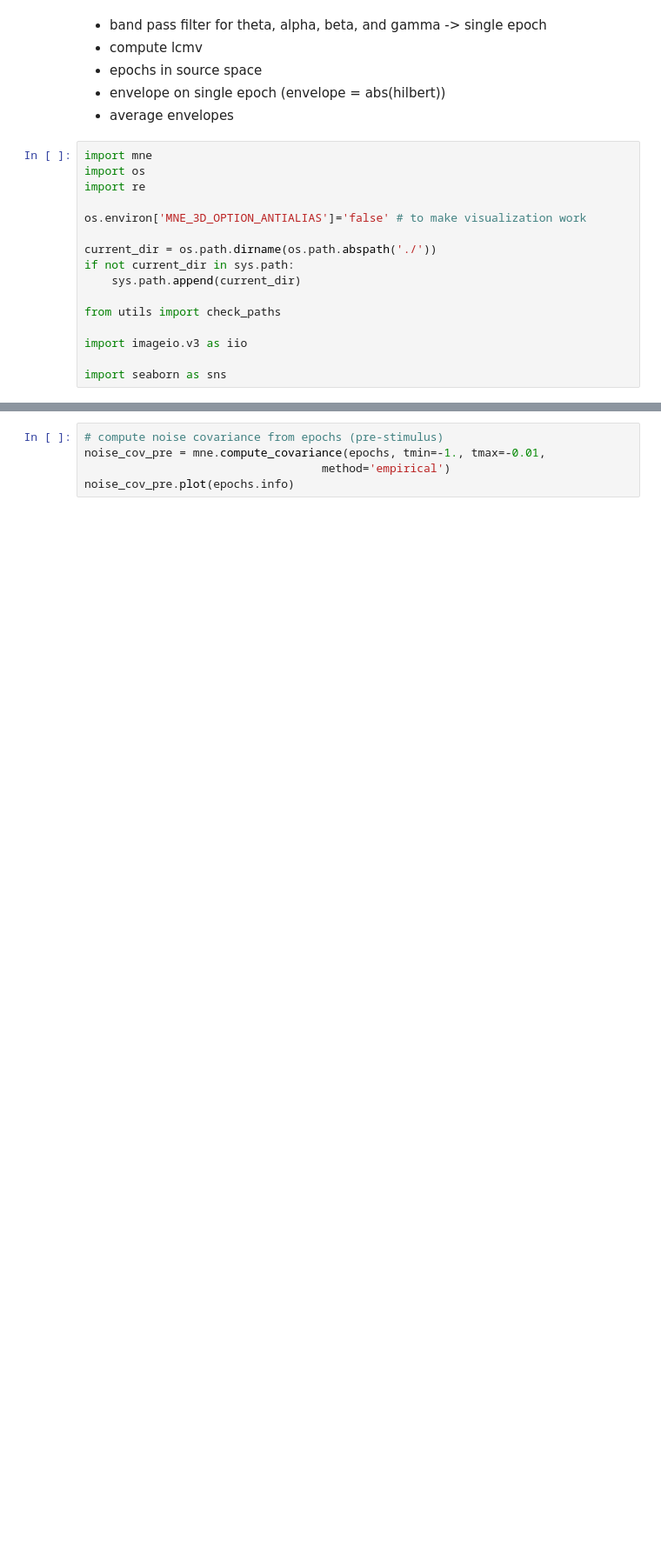
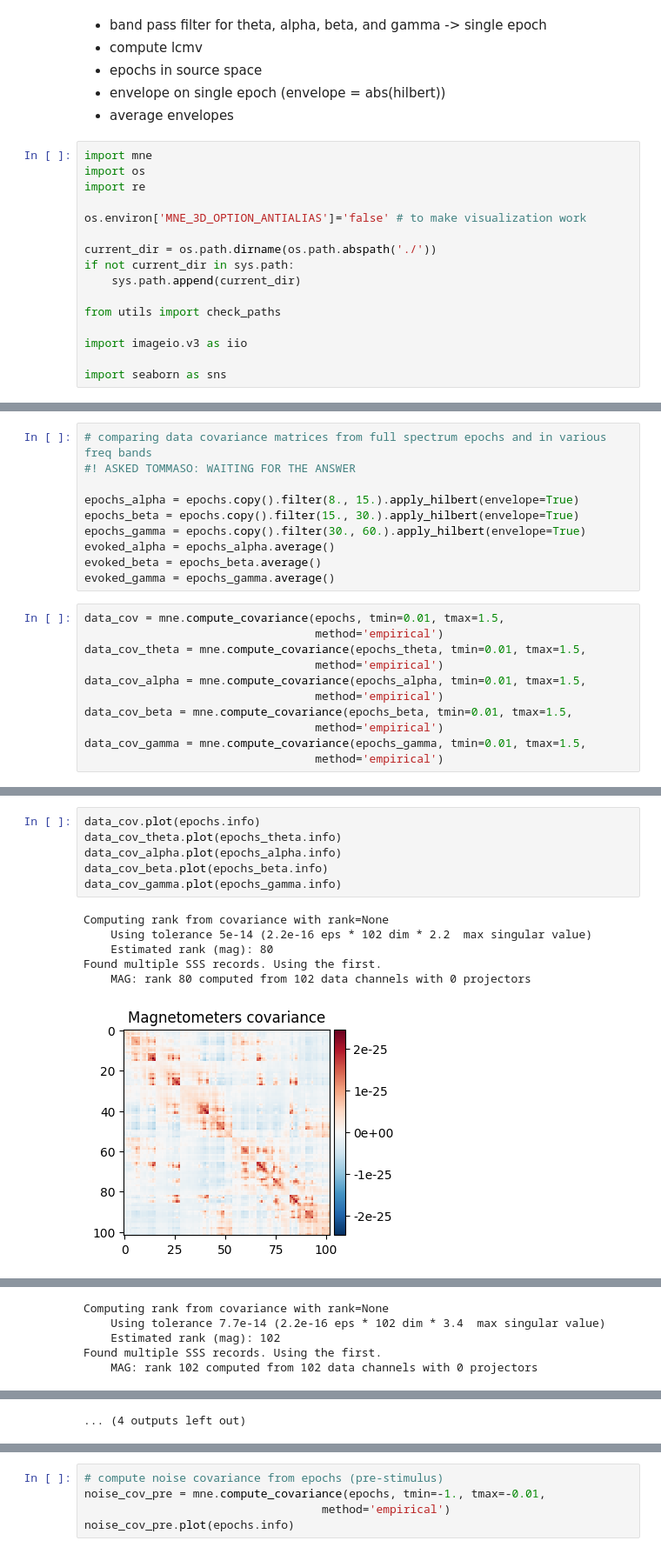
Before and after one commit to bonokat/memory_formation, a Jupyter notebook: dirty_field/beamformers_testing.ipynb, the cells around one changed output, grey strips where cells are left out. Shown at 87% size. Saved outputs shown, nothing was run; the diff lists cells and outputs as text; blank space fills up the shorter version.

```diff
--- a/dirty_field/beamformers_testing.ipynb
+++ b/dirty_field/beamformers_testing.ipynb
@@ -107,0 +65,21 @@ evoked_theta.info
+# %%
+# comparing data covariance matrices from full spectrum epochs and in various freq bands
+#! ASKED TOMMASO: WAITING FOR THE ANSWER
+
+epochs_alpha = epochs.copy().filter(8., 15.).apply_hilbert(envelope=True)
+epochs_beta = epochs.copy().filter(15., 30.).apply_hilbert(envelope=True)
+epochs_gamma = epochs.copy().filter(30., 60.).apply_hilbert(envelope=True)
+evoked_alpha = epochs_alpha.average()
+evoked_beta = epochs_beta.average()
+evoked_gamma = epochs_gamma.average()
+# %%
+data_cov = mne.compute_covariance(epochs, tmin=0.01, tmax=1.5,
+                                  method='empirical')
+data_cov_theta = mne.compute_covariance(epochs_theta, tmin=0.01, tmax=1.5,
+                                  method='empirical')
+data_cov_alpha = mne.compute_covariance(epochs_alpha, tmin=0.01, tmax=1.5,
+                                  method='empirical')
+data_cov_beta = mne.compute_covariance(epochs_beta, tmin=0.01, tmax=1.5,
+                                  method='empirical')
+data_cov_gamma = mne.compute_covariance(epochs_gamma, tmin=0.01, tmax=1.5,
+                                  method='empirical')
@@ -107,0 +137,13 @@ evoked_theta.info
+# %%
+data_cov.plot(epochs.info)
+data_cov_theta.plot(epochs_theta.info)
+data_cov_alpha.plot(epochs_alpha.info)
+data_cov_beta.plot(epochs_beta.info)
+data_cov_gamma.plot(epochs_gamma.info)
+# %% [output]
+Computing rank from covariance with rank=None
+    Using tolerance 5e-14 (2.2e-16 eps * 102 dim * 2.2  max singular value)
+    Estimated rank (mag): 80
+Found multiple SSS records. Using the first.
+    MAG: rank 80 computed from 102 data channels with 0 projectors
+[figure, added]
@@ -107,0 +151,5 @@ evoked_theta.info
+Computing rank from covariance with rank=None
+    Using tolerance 7.7e-14 (2.2e-16 eps * 102 dim * 3.4  max singular value)
+    Estimated rank (mag): 102
+Found multiple SSS records. Using the first.
+    MAG: rank 102 computed from 102 data channels with 0 projectors
@@ -107,0 +172 @@ evoked_theta.info
+... (4 outputs left out)
```
Also changed, not shown: parts of 20 cells of this notebook, 1 other file.
